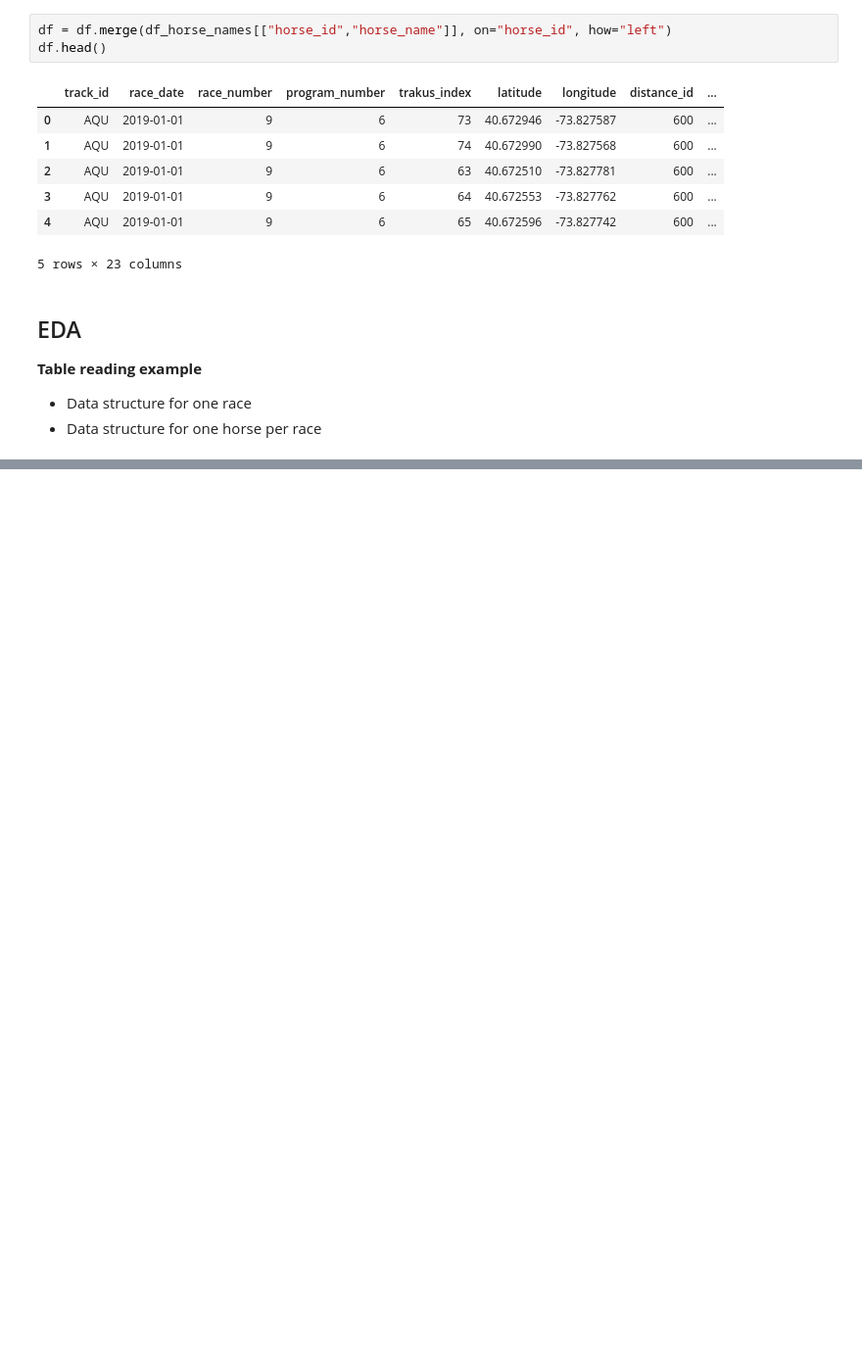
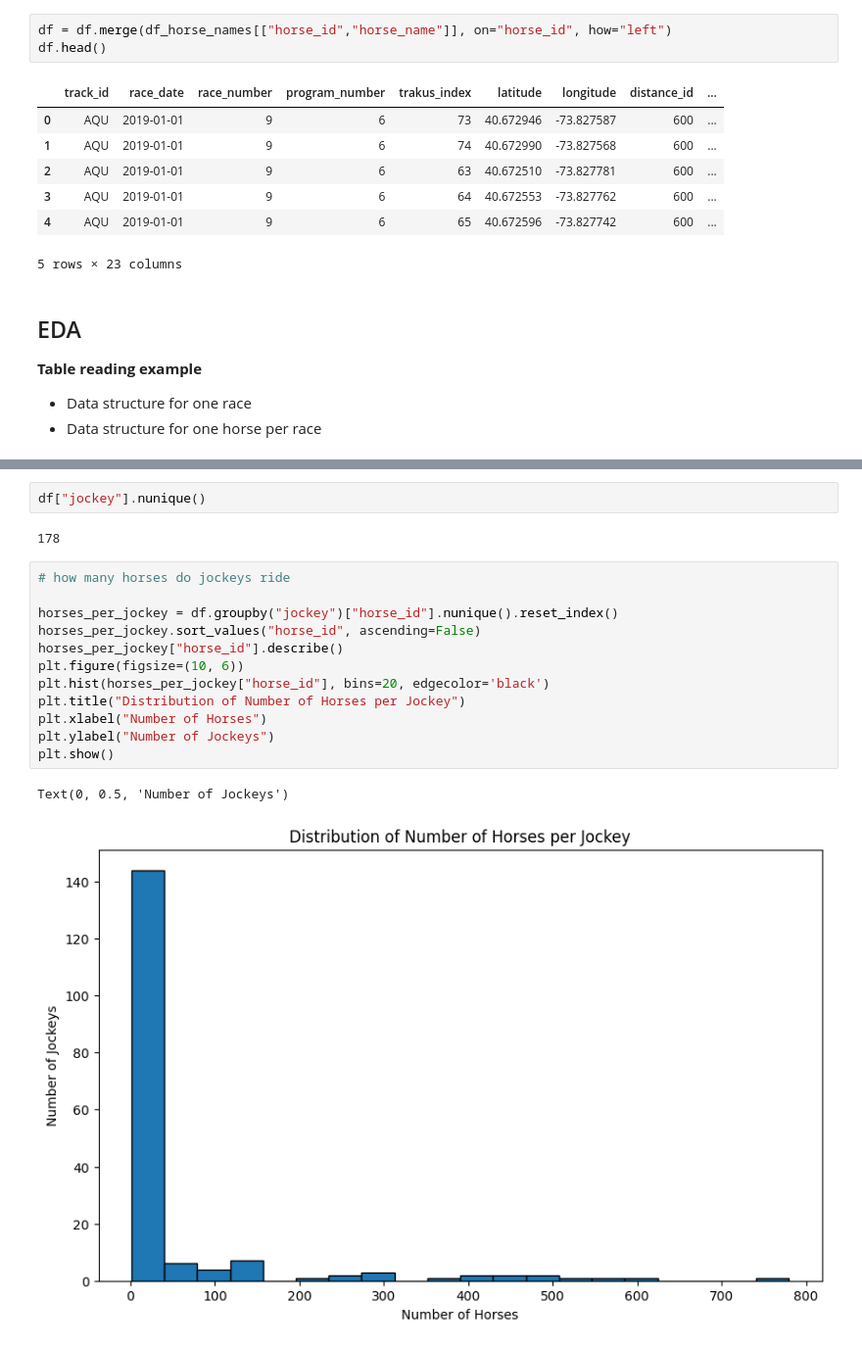
Before and after one commit to sajodajo/HorseRacing, a Jupyter notebook: notebooks/0_data_ingestion_MG.ipynb, the cells around one changed output, grey strips where cells are left out. Shown: that part at 98% size. Drawn from its saved outputs; the diff is of its cells as text; blank space fills up the shorter version.

```diff
--- a/notebooks/0_data_ingestion_MG.ipynb
+++ b/notebooks/0_data_ingestion_MG.ipynb
@@ -172,0 +254,19 @@ NameError: name 'df' is not defined
+# %%
+df["jockey"].nunique()
+# %% [output]
+178
+# %%
+# how many horses do jockeys ride
+
+horses_per_jockey = df.groupby("jockey")["horse_id"].nunique().reset_index()
+horses_per_jockey.sort_values("horse_id", ascending=False)
+horses_per_jockey["horse_id"].describe()
+plt.figure(figsize=(10, 6))
+plt.hist(horses_per_jockey["horse_id"], bins=20, edgecolor='black')
+plt.title("Distribution of Number of Horses per Jockey")
+plt.xlabel("Number of Horses")
+plt.ylabel("Number of Jockeys")
+plt.show()
+# %% [output]
+Text(0, 0.5, 'Number of Jockeys')
+[figure, added]
```
Also changed, not shown: parts of 10 cells of this notebook, 3 other files.
